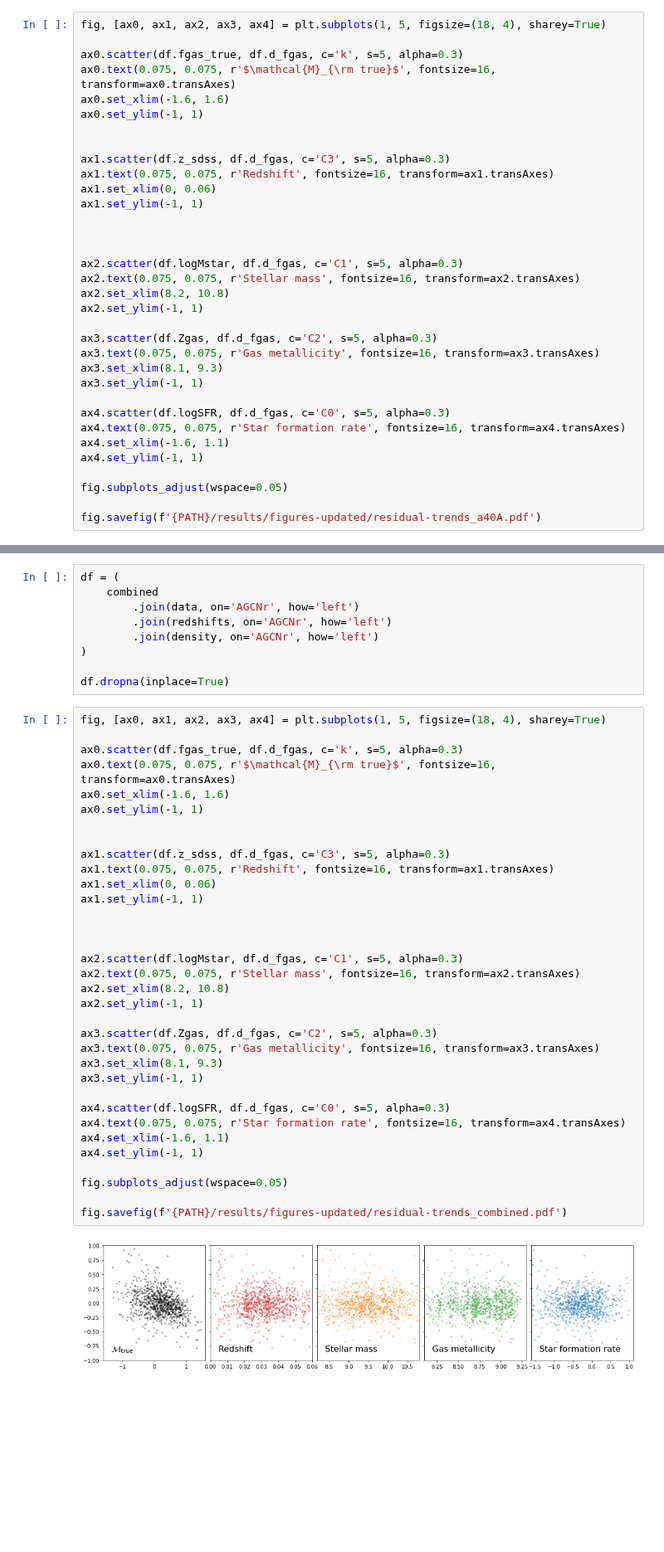
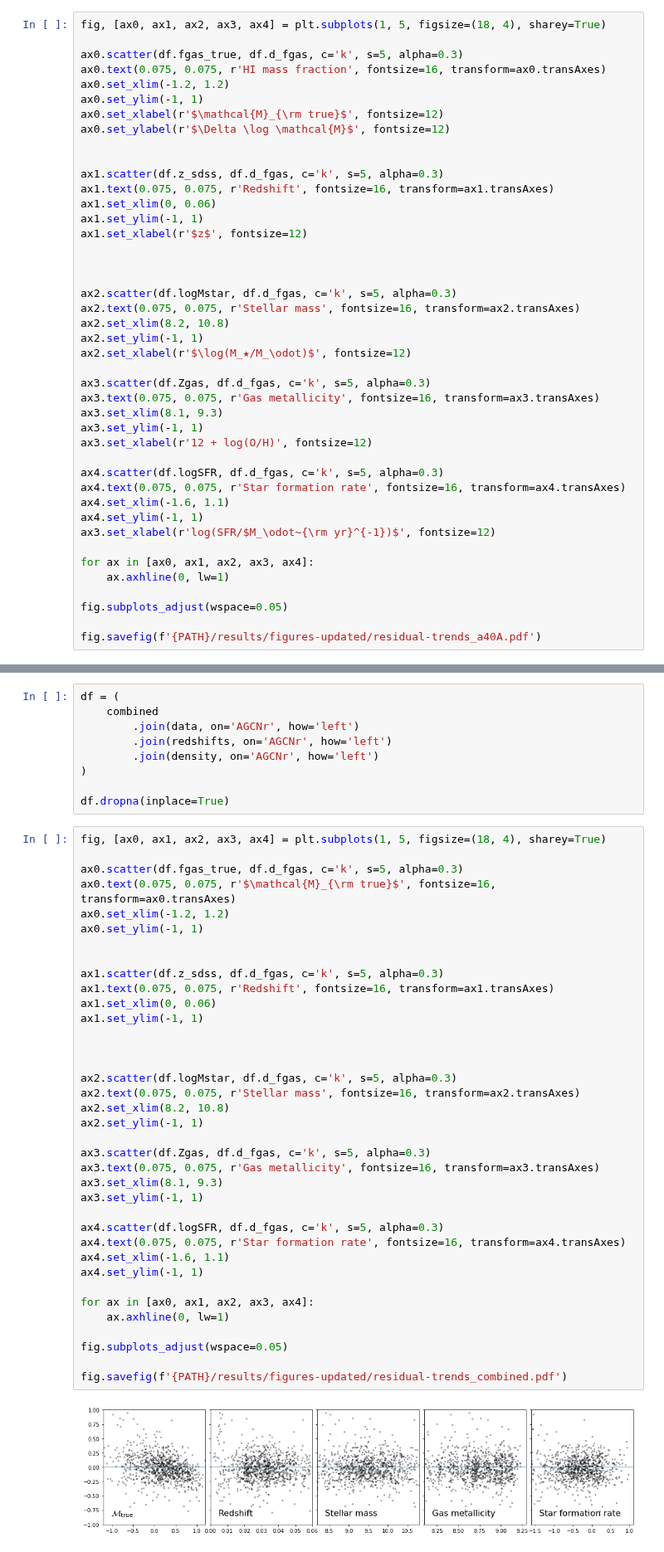
Before and after one commit to jwuphysics/HI-convnets, a Jupyter notebook: notebook/updates/04. Reporting residual results.ipynb, the cells around one changed output, grey strips where cells are left out. Shown at 83% size. Saved outputs shown, nothing was run; the diff lists cells and outputs as text; blank space fills up the shorter version.

```diff
--- a/notebook/updates/04. Reporting residual results.ipynb
+++ b/notebook/updates/04. Reporting residual results.ipynb
@@ -52,32 +52,41 @@ display(np.corrcoef(df.fgas_true, df.d_fgas)[0,1])
 fig, [ax0, ax1, ax2, ax3, ax4] = plt.subplots(1, 5, figsize=(18, 4), sharey=True)
 
 ax0.scatter(df.fgas_true, df.d_fgas, c='k', s=5, alpha=0.3)
-ax0.text(0.075, 0.075, r'$\mathcal{M}_{\rm true}$', fontsize=16, transform=ax0.transAxes)
-ax0.set_xlim(-1.6, 1.6)
+ax0.text(0.075, 0.075, r'HI mass fraction', fontsize=16, transform=ax0.transAxes)
+ax0.set_xlim(-1.2, 1.2)
 ax0.set_ylim(-1, 1)
+ax0.set_xlabel(r'$\mathcal{M}_{\rm true}$', fontsize=12)
+ax0.set_ylabel(r'$\Delta \log \mathcal{M}$', fontsize=12)
 
 
-ax1.scatter(df.z_sdss, df.d_fgas, c='C3', s=5, alpha=0.3)
+ax1.scatter(df.z_sdss, df.d_fgas, c='k', s=5, alpha=0.3)
 ax1.text(0.075, 0.075, r'Redshift', fontsize=16, transform=ax1.transAxes)
 ax1.set_xlim(0, 0.06)
 ax1.set_ylim(-1, 1)
+ax1.set_xlabel(r'$z$', fontsize=12)
 
 
 
-ax2.scatter(df.logMstar, df.d_fgas, c='C1', s=5, alpha=0.3)
+ax2.scatter(df.logMstar, df.d_fgas, c='k', s=5, alpha=0.3)
 ax2.text(0.075, 0.075, r'Stellar mass', fontsize=16, transform=ax2.transAxes)
 ax2.set_xlim(8.2, 10.8)
 ax2.set_ylim(-1, 1)
+ax2.set_xlabel(r'$\log(M_★/M_\odot)$', fontsize=12)
 
-ax3.scatter(df.Zgas, df.d_fgas, c='C2', s=5, alpha=0.3)
+ax3.scatter(df.Zgas, df.d_fgas, c='k', s=5, alpha=0.3)
 ax3.text(0.075, 0.075, r'Gas metallicity', fontsize=16, transform=ax3.transAxes)
 ax3.set_xlim(8.1, 9.3)
 ax3.set_ylim(-1, 1)
+ax3.set_xlabel(r'12 + log(O/H)', fontsize=12)
 
-ax4.scatter(df.logSFR, df.d_fgas, c='C0', s=5, alpha=0.3)
+ax4.scatter(df.logSFR, df.d_fgas, c='k', s=5, alpha=0.3)
 ax4.text(0.075, 0.075, r'Star formation rate', fontsize=16, transform=ax4.transAxes)
 ax4.set_xlim(-1.6, 1.1)
 ax4.set_ylim(-1, 1)
+ax3.set_xlabel(r'log(SFR/$M_\odot~{\rm yr}^{-1})$', fontsize=12)
+
+for ax in [ax0, ax1, ax2, ax3, ax4]:
+    ax.axhline(0, lw=1)
 
 fig.subplots_adjust(wspace=0.05)
 
@@ -124,36 +133,39 @@ df.dropna(inplace=True)
 # %%
 fig, [ax0, ax1, ax2, ax3, ax4] = plt.subplots(1, 5, figsize=(18, 4), sharey=True)
 
 ax0.scatter(df.fgas_true, df.d_fgas, c='k', s=5, alpha=0.3)
 ax0.text(0.075, 0.075, r'$\mathcal{M}_{\rm true}$', fontsize=16, transform=ax0.transAxes)
-ax0.set_xlim(-1.6, 1.6)
+ax0.set_xlim(-1.2, 1.2)
 ax0.set_ylim(-1, 1)
 
 
-ax1.scatter(df.z_sdss, df.d_fgas, c='C3', s=5, alpha=0.3)
+ax1.scatter(df.z_sdss, df.d_fgas, c='k', s=5, alpha=0.3)
 ax1.text(0.075, 0.075, r'Redshift', fontsize=16, transform=ax1.transAxes)
 ax1.set_xlim(0, 0.06)
 ax1.set_ylim(-1, 1)
 
 
 
-ax2.scatter(df.logMstar, df.d_fgas, c='C1', s=5, alpha=0.3)
+ax2.scatter(df.logMstar, df.d_fgas, c='k', s=5, alpha=0.3)
 ax2.text(0.075, 0.075, r'Stellar mass', fontsize=16, transform=ax2.transAxes)
 ax2.set_xlim(8.2, 10.8)
 ax2.set_ylim(-1, 1)
 
-ax3.scatter(df.Zgas, df.d_fgas, c='C2', s=5, alpha=0.3)
+ax3.scatter(df.Zgas, df.d_fgas, c='k', s=5, alpha=0.3)
 ax3.text(0.075, 0.075, r'Gas metallicity', fontsize=16, transform=ax3.transAxes)
 ax3.set_xlim(8.1, 9.3)
 ax3.set_ylim(-1, 1)
 
-ax4.scatter(df.logSFR, df.d_fgas, c='C0', s=5, alpha=0.3)
+ax4.scatter(df.logSFR, df.d_fgas, c='k', s=5, alpha=0.3)
 ax4.text(0.075, 0.075, r'Star formation rate', fontsize=16, transform=ax4.transAxes)
 ax4.set_xlim(-1.6, 1.1)
 ax4.set_ylim(-1, 1)
 
+for ax in [ax0, ax1, ax2, ax3, ax4]:
+    ax.axhline(0, lw=1)
+
 fig.subplots_adjust(wspace=0.05)
 
 fig.savefig(f'{PATH}/results/figures-updated/residual-trends_combined.pdf')
 # %% [output]
-[figure, old version]
+[figure, new version]
```
Also changed, not shown: parts of 3 cells of this notebook.
